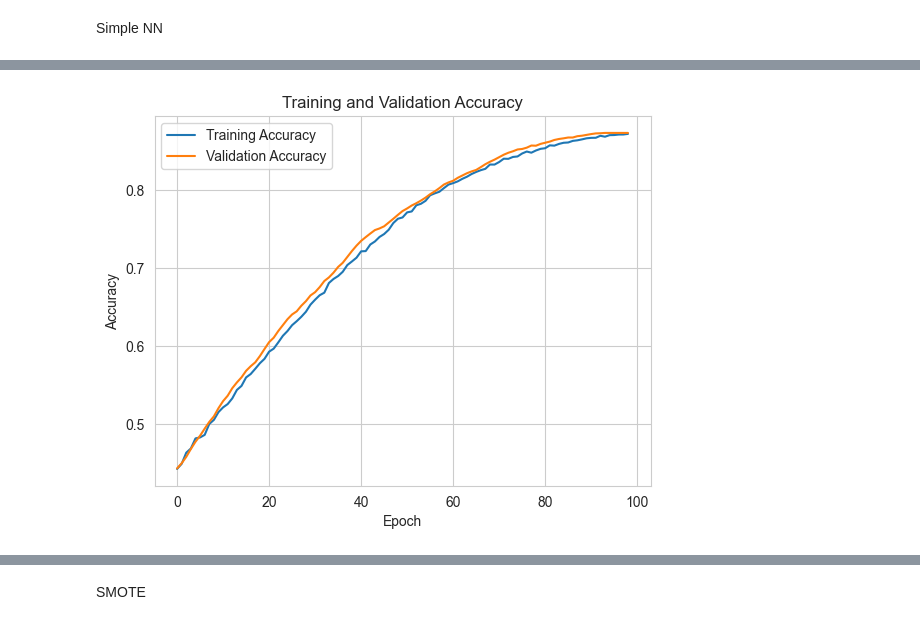
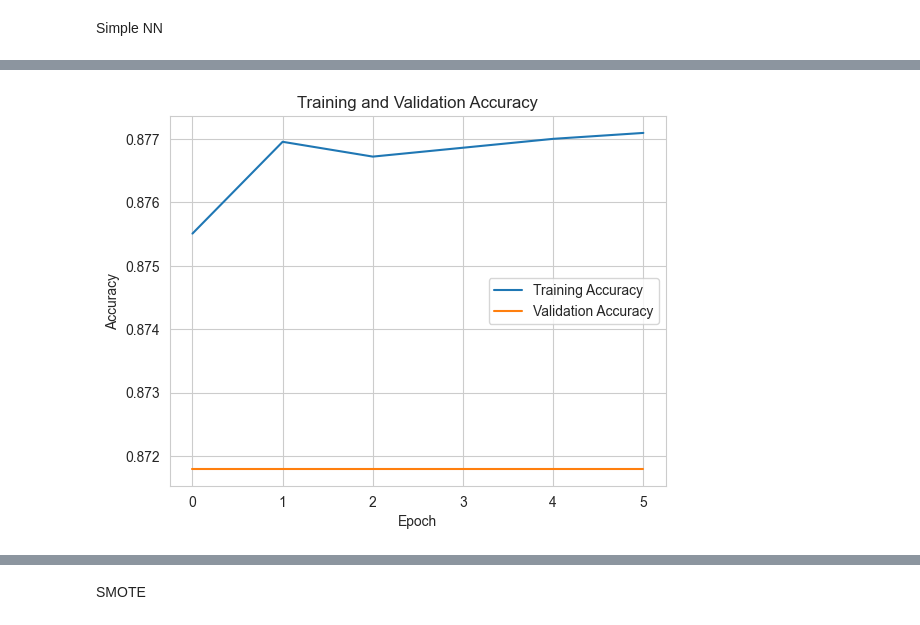
Before and after one commit to viethngn/Data_Science_2_ECBS5233, a Jupyter notebook: take_home_challenge/take_home_challenge_viethngn.ipynb, the cells around one changed output, grey strips where cells are left out. Drawn from its saved outputs; the diff is of its cells as text; code cells hidden in the pictures.

```diff
--- a/take_home_challenge/take_home_challenge_viethngn.ipynb
+++ b/take_home_challenge/take_home_challenge_viethngn.ipynb
@@ -200,5 +213,6 @@ high_correlation_pairs
 # %%
-exclude_cols_tmp = ['n_unique_tokens','n_non_stop_words','n_non_stop_unique_tokens','kw_min_min','kw_max_min','kw_max_avg','self_reference_min_shares','self_reference_max_shares','global_sentiment_polarity','global_rate_positive_words','global_rate_negative_words','rate_positive_words','rate_negative_words','max_positive_polarity','min_negative_polarity','abs_title_sentiment_polarity'] + [col for col in news_df.columns if col.startswith('data_channel_is')]
+# exclude_cols_tmp = ['n_non_stop_words','kw_min_min','kw_max_min','kw_max_avg','self_reference_min_shares','self_reference_max_shares','global_sentiment_polarity','global_rate_positive_words','global_rate_negative_words','rate_positive_words','rate_negative_words','max_positive_polarity','min_negative_polarity','abs_title_sentiment_polarity'] + [col for col in news_df.columns if col.startswith('data_channel_is')]
+exclude_cols_tmp = ['average_token_length','global_sentiment_polarity','global_rate_negative_words', 'e_title_length_ratio']
 [exclude_cols.append(x) for x in exclude_cols_tmp if x not in exclude_cols]
 exclude_cols
 # %% [output]
@@ -647,7 +819,7 @@ outcome = news_df["is_popular"]
 features = news_df.drop(columns=exclude_cols)
 prng = np.random.RandomState(20240408)
 X_train, X_test, y_train, y_test = train_test_split(features, outcome, test_size=0.2, random_state=prng)
-X_train, X_val, y_train, y_val = train_test_split(X_train, y_train, test_size=0.2, random_state=prng)
+X_train, X_val, y_train, y_val = train_test_split(X_train, y_train, test_size=0.1, random_state=prng)
 
 print(X_train.shape, X_val.shape, X_test.shape)
 # %% [output]
@@ -658,11 +830,13 @@ from sklearn.preprocessing import MinMaxScaler
 # normalize data
 # scaler = MinMaxScaler(feature_range=(-1, 1))
 scaler = StandardScaler()
-scaler.fit(features)
+# scaler.fit(features)
+columns_not_to_scale = [col for col in X_train.columns if col not in binary_cols]
+scaler.fit(X_train[columns_not_to_scale])
 
-X_train = scaler.transform(X_train)
-X_val = scaler.transform(X_val)
-X_test = scaler.transform(X_test)
+X_train[columns_not_to_scale] = scaler.transform(X_train[columns_not_to_scale])
+X_val[columns_not_to_scale] = scaler.transform(X_val[columns_not_to_scale])
+X_test[columns_not_to_scale] = scaler.transform(X_test[columns_not_to_scale])
 # %%
 def plot_history(fit_history):
     plt.plot(fit_history['accuracy'], label='Training Accuracy')
@@ -772,3 +960,21 @@ Dimension of y: (19028, 2)
+# %%
+def custom_categorical_loss(y_true, y_pred):
+    # Define class weights
+    class_weights = tf.constant([1.0, 10000.0])  # Assuming there are 2 classes with different weights
+
+    # Calculate Categorical Crossentropy
+    cat_crossentropy = tf.keras.losses.CategoricalCrossentropy(from_logits=False)
+
+    # Calculate raw loss
+    raw_loss = cat_crossentropy(y_true, y_pred)
+
+    # Apply class weights
+    weighted_loss = raw_loss * class_weights
+
+    # Reduce along the class axis
+    weighted_loss = tf.reduce_mean(weighted_loss, axis=-1)
+
+    return weighted_loss
 # %%
 from keras.models import Sequential
 from keras.layers import Input, Dense
@@ -777,23 +983,26 @@ import keras
 # Build the simple fully connected single hidden layer network model
 simple_softmax_model = Sequential([
     Input(shape=X_train.shape[1:]),
+    # Dropout(0.4),
     # Normalization(),
-    Dense(19, activation='relu', kernel_regularizer=l1(0.5), kernel_initializer='glorot_normal'),
-    Dropout(0.1),
+    Dense(16384, activation='relu', kernel_regularizer=l1(0.5), kernel_initializer='glorot_normal'),
+    Dropout(0.4),
     Dense(2, activation='softmax')
 ])
 
 # Compile the model
 opt = Adam(learning_rate=0.00001)
-simple_softmax_model.compile(loss='categorical_crossentropy', optimizer=opt, metrics=[AUC(), 'accuracy', F1Score()])
+simple_softmax_model.compile(loss=custom_categorical_loss, optimizer=opt, metrics=[AUC(), 'accuracy', F1Score()])
 # print(simple_model.summary())
 
 # Fit the model
 keras.utils.set_random_seed(20240408)  # for reproducibility
-simple_softmax_history = simple_softmax_model.fit(X_train, y_train, validation_data=(X_val, y_val), epochs=300, callbacks=[EarlyStopping(monitor='val_accuracy', patience=5, verbose=1)], batch_size=128)
+simple_softmax_history = simple_softmax_model.fit(X_train, y_train, validation_data=(X_val, y_val), epochs=300, callbacks=[EarlyStopping(monitor='val_accuracy', patience=5, verbose=1)], batch_size=3)
+# simple_softmax_history = simple_softmax_model.fit(X_train, y_train, validation_data=(X_test, y_test), epochs=300, callbacks=[EarlyStopping(monitor='val_accuracy', patience=5, verbose=1)], batch_size=128)
 
 # Evaluation of the model on the validation set
 scores = simple_softmax_model.evaluate(X_val, y_val)
+# scores = simple_softmax_model.evaluate(X_test, y_test)
 
 plot_history(simple_softmax_history.history)
 # %% [output]
@@ -817,2 +1023,2 @@ Epoch 99: early stopping
-[figure, old version]
+[figure, new version]
 # %%
```
Also changed, not shown: parts of 60 cells of this notebook.
